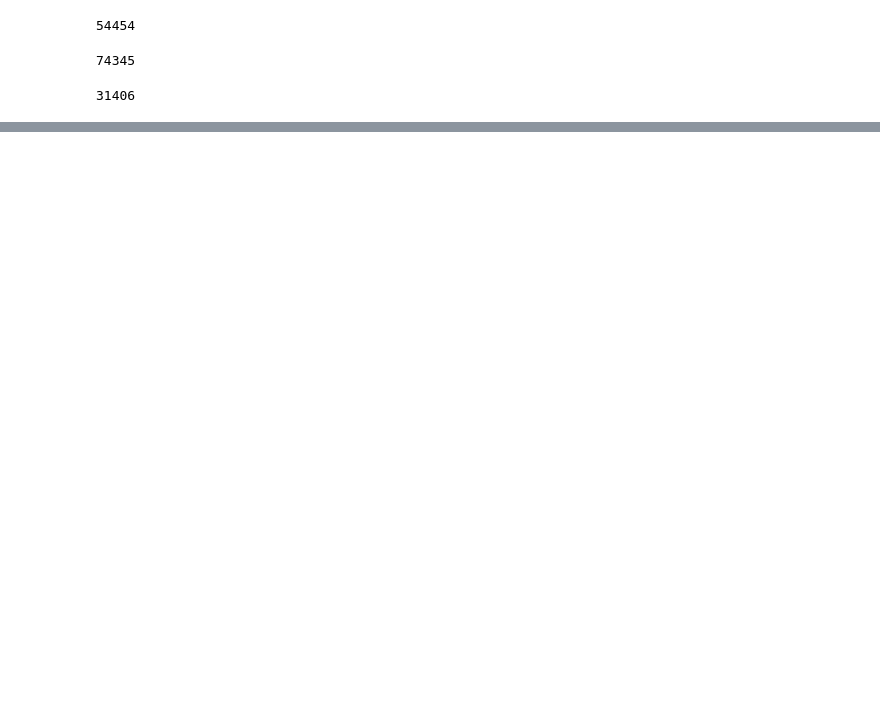
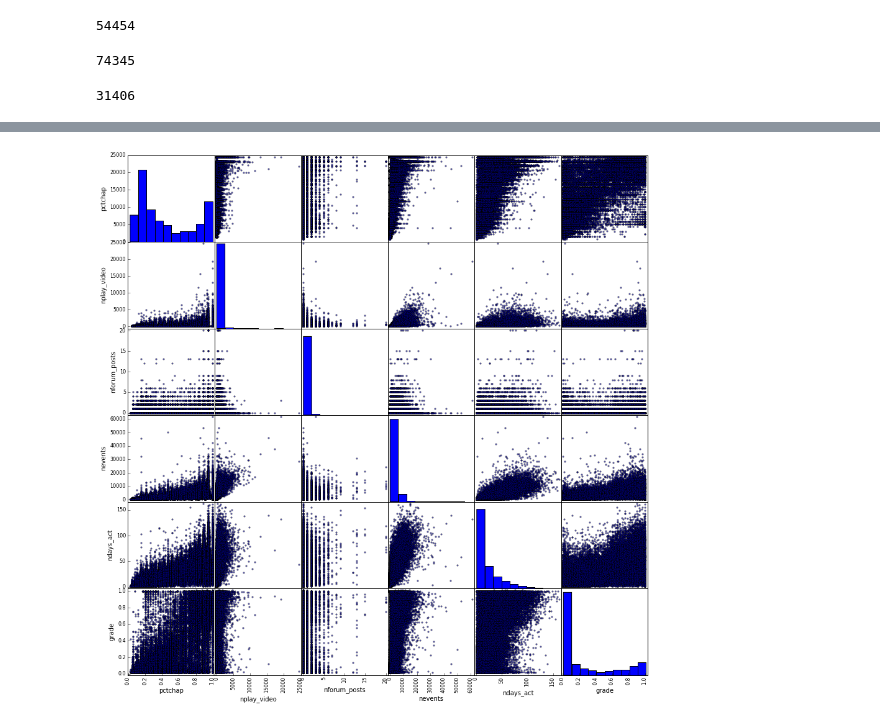
Before and after one commit to mattlichti/gen_assembly, a Jupyter notebook: Project/MOOC.ipynb, the cells around one changed output, grey strips where cells are left out. Saved outputs shown, nothing was run; the diff lists cells and outputs as text; code cells hidden in the pictures; blank space fills up the shorter version.

```diff
--- a/Project/MOOC.ipynb
+++ b/Project/MOOC.ipynb
@@ -427,3 +310,23 @@ len(started)
 len(started[started['grade']>.1])
 # %% [output]
 31406
+# %%
+for course in data.course_id.unique():
+    print course
+    max = data.loc[data['course_id']==course,'nchapters'].max()
+    data.loc[(data['course_id']==course),'pctchap'] = data.loc[(data['course_id']==course),'nchapters']/max
+
+
+
+
+    print len(data.loc[(data['course_id']==course) & (data['nchapters']==max),:])
+
+#     print len(data.loc[(data['course_id']==course) & (data['nchapters']==(max-1)),:])
+#     print len(data.loc[(data['course_id']==course) & (data['nchapters']==(max-2)),:])
+#     print len(data.loc[(data['course_id']==course) & (data['nchapters']==(max-3)),:])
+#     print len(data.loc[(data['course_id']==course) & (data['nchapters']==(2)),:])
+#     print len(data.loc[(data['course_id']==course) & (data['nchapters']==(1)),:])
+#     print len(data.loc[(data['course_id']==course) & (data['nchapters']==(0)),:])
+
+
+    print ""
@@ -429,0 +404,6 @@ len(started[started['grade']>.1])
+# %%
+started = data[data['grade']>0]
+# %%
+scat = scatter_matrix(started[['pctchap','nplay_video','nforum_posts','nevents','ndays_act','grade']], figsize = (15,15))
+# %% [output]
+[figure, added]
```
Also changed, not shown: parts of 35 cells of this notebook.
